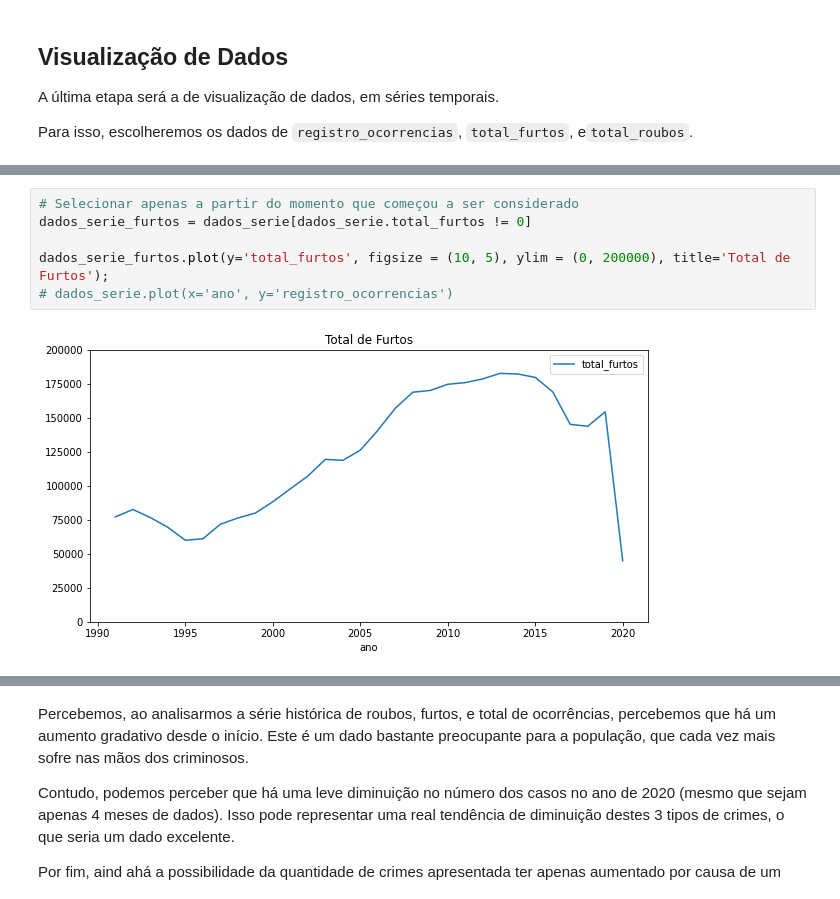
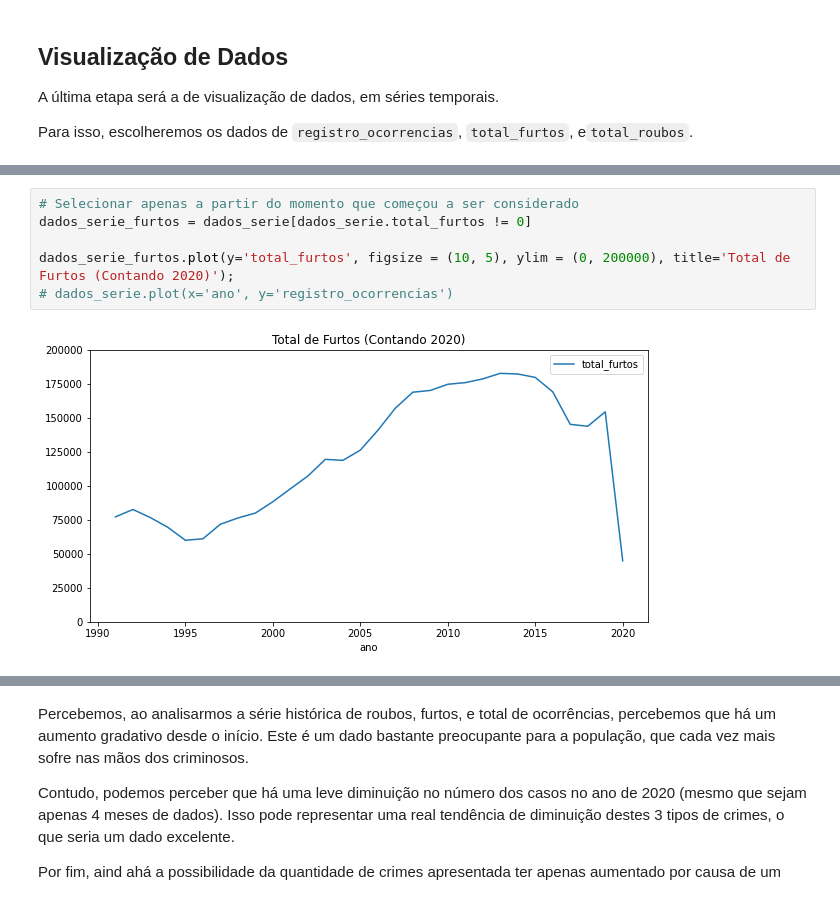
Before and after one commit to VGuerrero07/Data_Science, a Jupyter notebook: Análise_de_Dados_de_Violência_do_RJ.ipynb, the cells around one changed output, grey strips where cells are left out. Saved outputs shown, nothing was run; the diff lists cells and outputs as text.

```diff
--- a/Análise_de_Dados_de_Violência_do_RJ.ipynb
+++ b/Análise_de_Dados_de_Violência_do_RJ.ipynb
@@ -332,8 +367,8 @@ dados_serie_registro.plot(y='registro_ocorrencias', figsize = (10, 5), ylim = (0
 # %%
 # Selecionar apenas a partir do momento que começou a ser considerado
 dados_serie_furtos = dados_serie[dados_serie.total_furtos != 0]
 
-dados_serie_furtos.plot(y='total_furtos', figsize = (10, 5), ylim = (0, 200000), title='Total de Furtos');
+dados_serie_furtos.plot(y='total_furtos', figsize = (10, 5), ylim = (0, 200000), title='Total de Furtos (Contando 2020)');
 # dados_serie.plot(x='ano', y='registro_ocorrencias')
 # %% [output]
-[figure, old version]
+[figure, new version]
```
Also changed, not shown: parts of 7 cells of this notebook.
